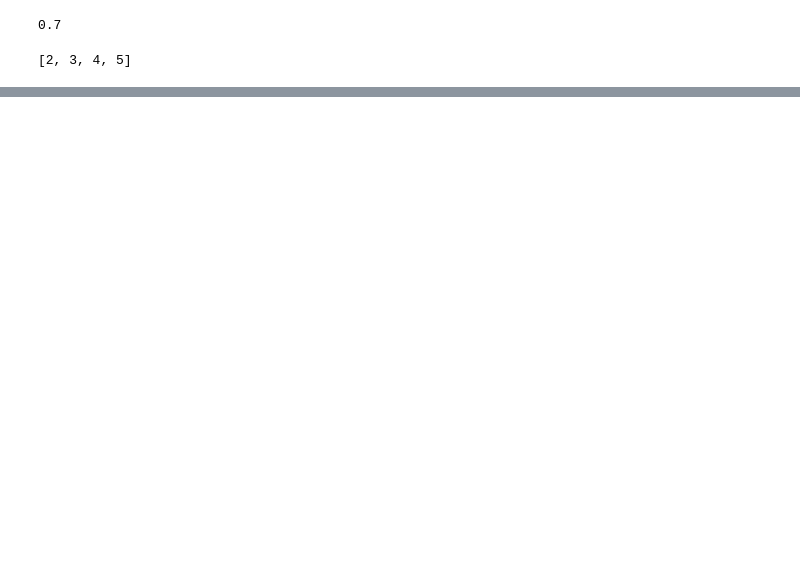
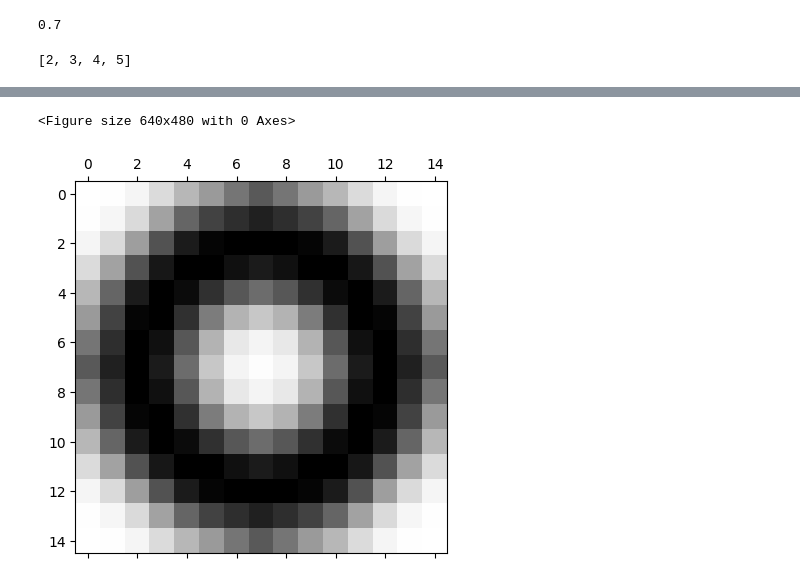
Before and after one commit to SCRE4MIE/symulacje_komputerowe, a Jupyter notebook: a.ipynb, the cells around one changed output, grey strips where cells are left out. Cells and saved outputs as stored; diff of their text form; code cells hidden in the pictures; blank space fills up the shorter version.

```diff
--- a/a.ipynb
+++ b/a.ipynb
@@ -123,0 +286,35 @@ print(result)
+# %%
+import numpy as np
+from scipy.ndimage import gaussian_filter
+
+def create_smooth_ring_kernel(outer_radius, inner_radius, smoothing_factor):
+    size = 2 * outer_radius + 1
+    x, y = np.meshgrid(np.arange(size) - outer_radius, np.arange(size) - outer_radius)
+
+    distance = np.sqrt(x**2 + y**2)
+
+    # Create a binary ring mask by subtracting the inner circle from the outer circle
+    outer_circle = (distance <= outer_radius).astype(float)
+    inner_circle = (distance <= inner_radius).astype(float)
+    ring = outer_circle - inner_circle
+
+    # Apply Gaussian smoothing to the ring
+    smoothed_ring = gaussian_filter(ring, sigma=smoothing_factor)
+
+    return smoothed_ring
+
+# Define the outer and inner radii, and smoothing factor
+outer_radius = 7
+inner_radius = 3
+smoothing_factor =1
+
+# Create the smoothed ring kernel
+kernel = create_smooth_ring_kernel(outer_radius, inner_radius, smoothing_factor)
+
+
+plt.figure()
+plt.matshow(kernel, cmap='binary')
+plt.show()
+# %% [output]
+<Figure size 640x480 with 0 Axes>
+[figure, added]
```
Also changed, not shown: parts of 10 cells of this notebook, 5 other files.
